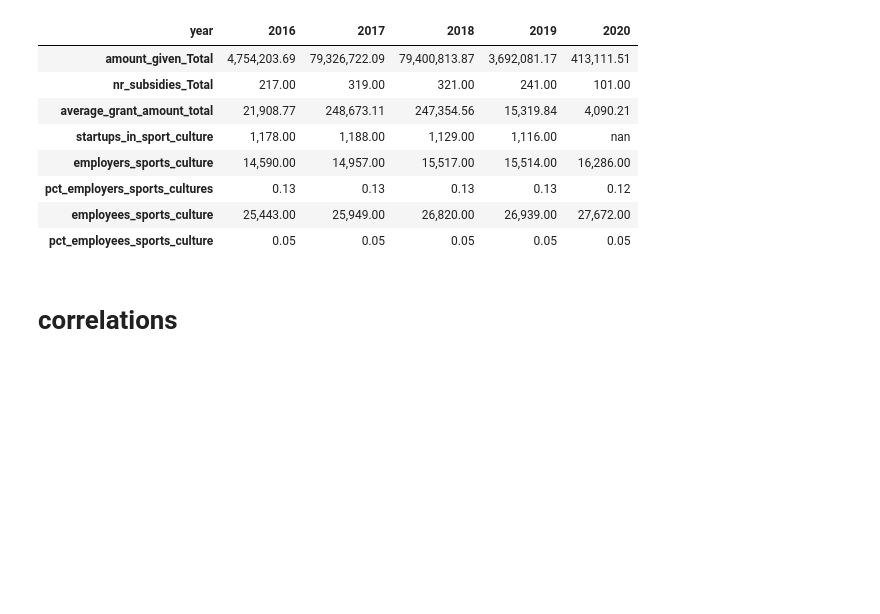
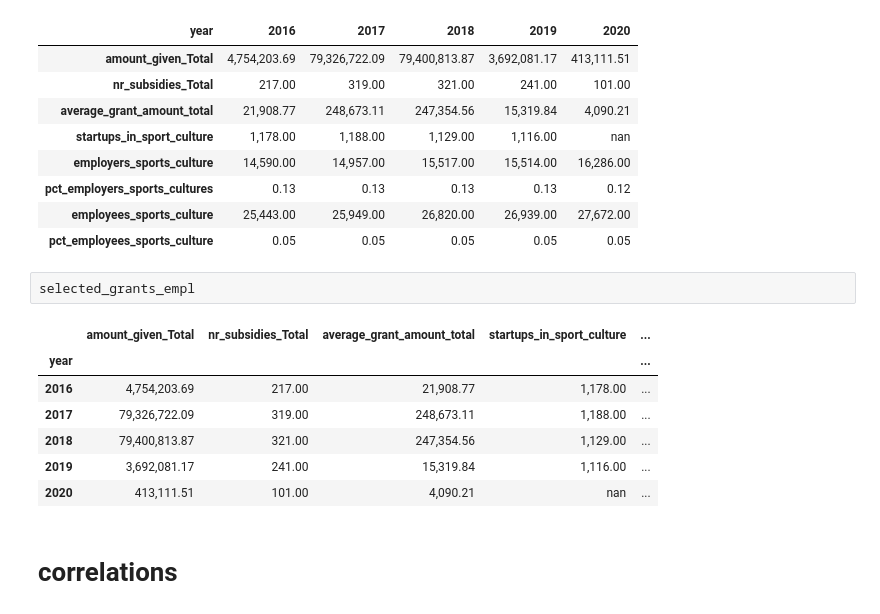
Before and after one commit to IrynaHorova/Project-Amsterdam, a Jupyter notebook: your-code/data-analysis-ih.ipynb, the cells around one changed output. Cells and saved outputs as stored; diff of their text form; blank space fills up the shorter version.

```diff
--- a/your-code/data-analysis-ih.ipynb
+++ b/your-code/data-analysis-ih.ipynb
@@ -94,6 +119,16 @@ selected_grants_empl.transpose()
 | pct_employers_sports_cultures | 0.13 | 0.13 | 0.13 | 0.13 | 0.12 |
 | employees_sports_culture | 25,443.00 | 25,949.00 | 26,820.00 | 26,939.00 | 27,672.00 |
 | pct_employees_sports_culture | 0.05 | 0.05 | 0.05 | 0.05 | 0.05 |
+# %%
+selected_grants_empl
+# %% [output]
+|  | amount_given_Total | nr_subsidies_Total | average_grant_amount_total | startups_in_sport_culture | ... |
+| year |  |  |  |  | ... |
+| 2016 | 4,754,203.69 | 217.00 | 21,908.77 | 1,178.00 | ... |
+| 2017 | 79,326,722.09 | 319.00 | 248,673.11 | 1,188.00 | ... |
+| 2018 | 79,400,813.87 | 321.00 | 247,354.56 | 1,129.00 | ... |
+| 2019 | 3,692,081.17 | 241.00 | 15,319.84 | 1,116.00 | ... |
+| 2020 | 413,111.51 | 101.00 | 4,090.21 | nan | ... |
 # %% [markdown]
 # correlations
 # %%
```
Also changed, not shown: parts of 5 cells of this notebook, 6 other files.
